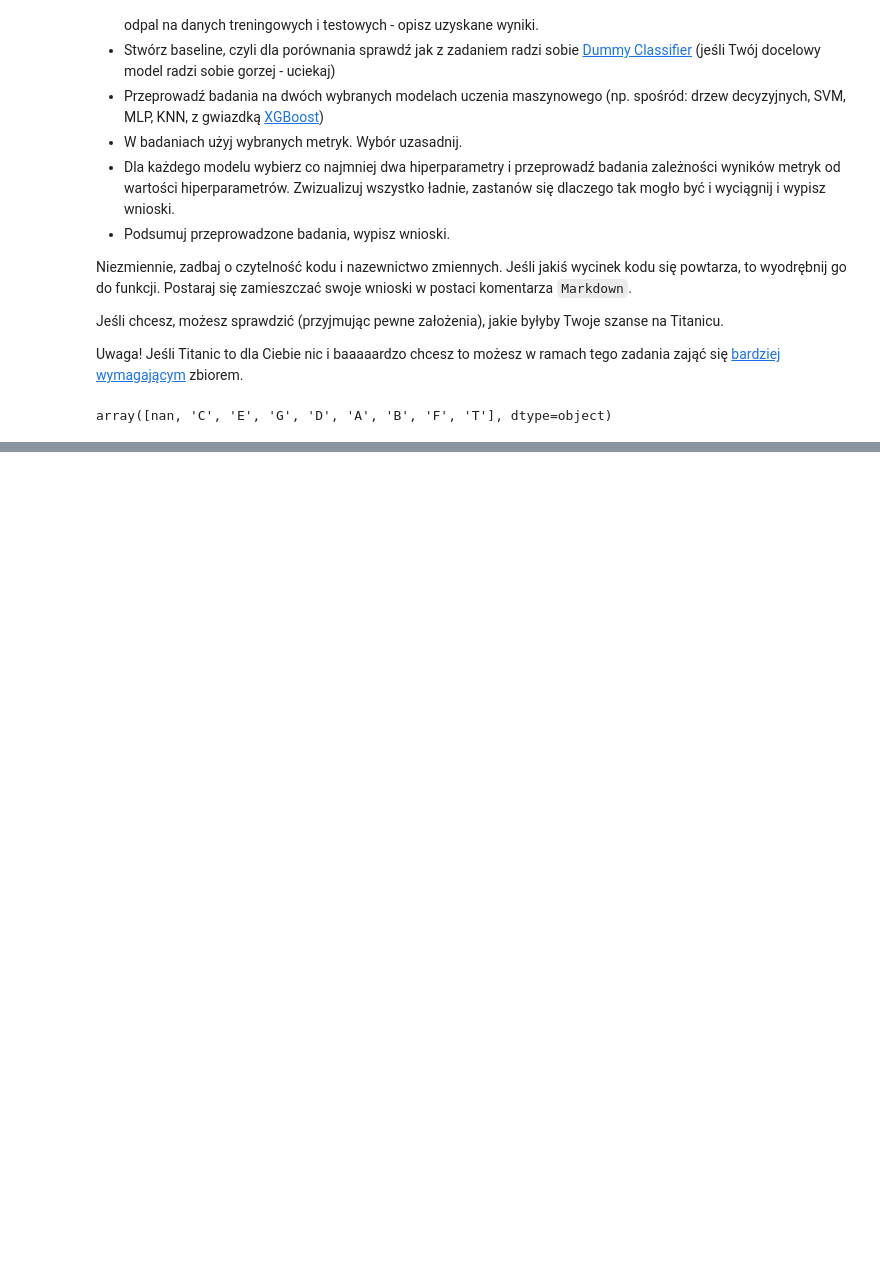
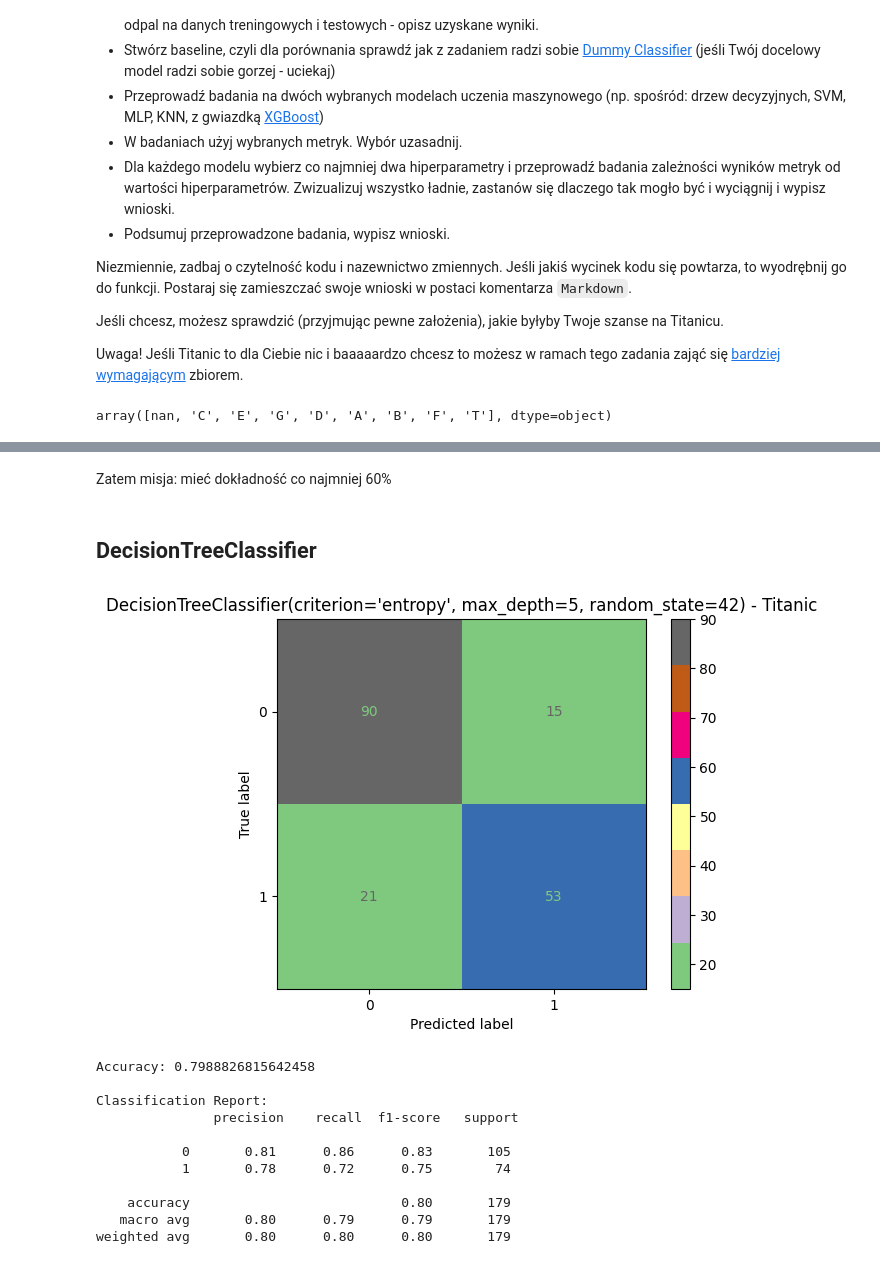
Before and after one commit to Solvro/ml-wakacyjne-wyzwanie-2025, a Jupyter notebook: 2_ml/ML_zadanie.ipynb, the cells around one changed output, grey strips where cells are left out. Cells and saved outputs as stored; diff of their text form; code cells hidden in the pictures; blank space fills up the shorter version.

```diff
--- a/2_ml/ML_zadanie.ipynb
+++ b/2_ml/ML_zadanie.ipynb
@@ -50,0 +203,20 @@ array([nan, 'C', 'E', 'G', 'D', 'A', 'B', 'F', 'T'], dtype=object)
+# %% [markdown]
+Zatem misja: mieć dokładność co najmniej 60%
+# %% [markdown]
+## DecisionTreeClassifier
+# %%
+tree = DecisionTreeClassifier(criterion='entropy', max_depth=5, random_state=42)
+test_model(tree)
+# %% [output]
+[figure, added]
+Accuracy: 0.7988826815642458
+
+Classification Report:
+               precision    recall  f1-score   support
+
+           0       0.81      0.86      0.83       105
+           1       0.78      0.72      0.75        74
+
+    accuracy                           0.80       179
+   macro avg       0.80      0.79      0.79       179
+weighted avg       0.80      0.80      0.80       179
```
Also changed, not shown: parts of 25 cells of this notebook.
